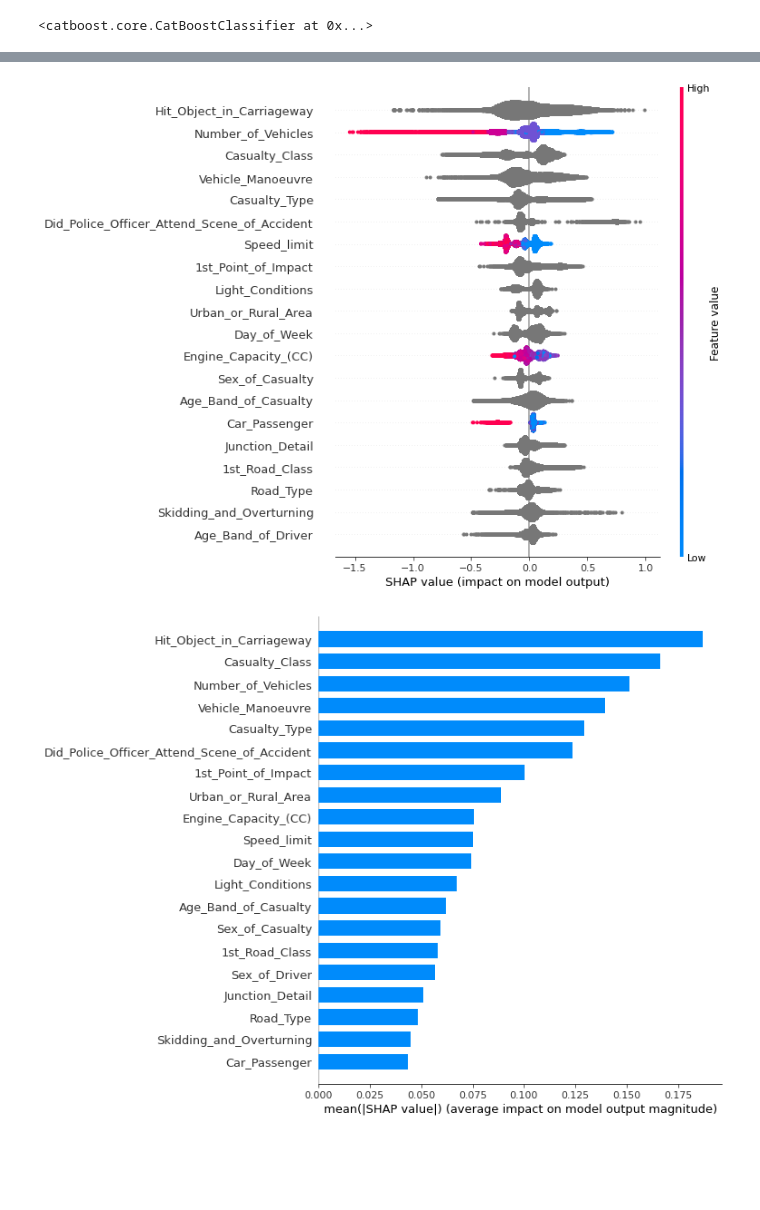
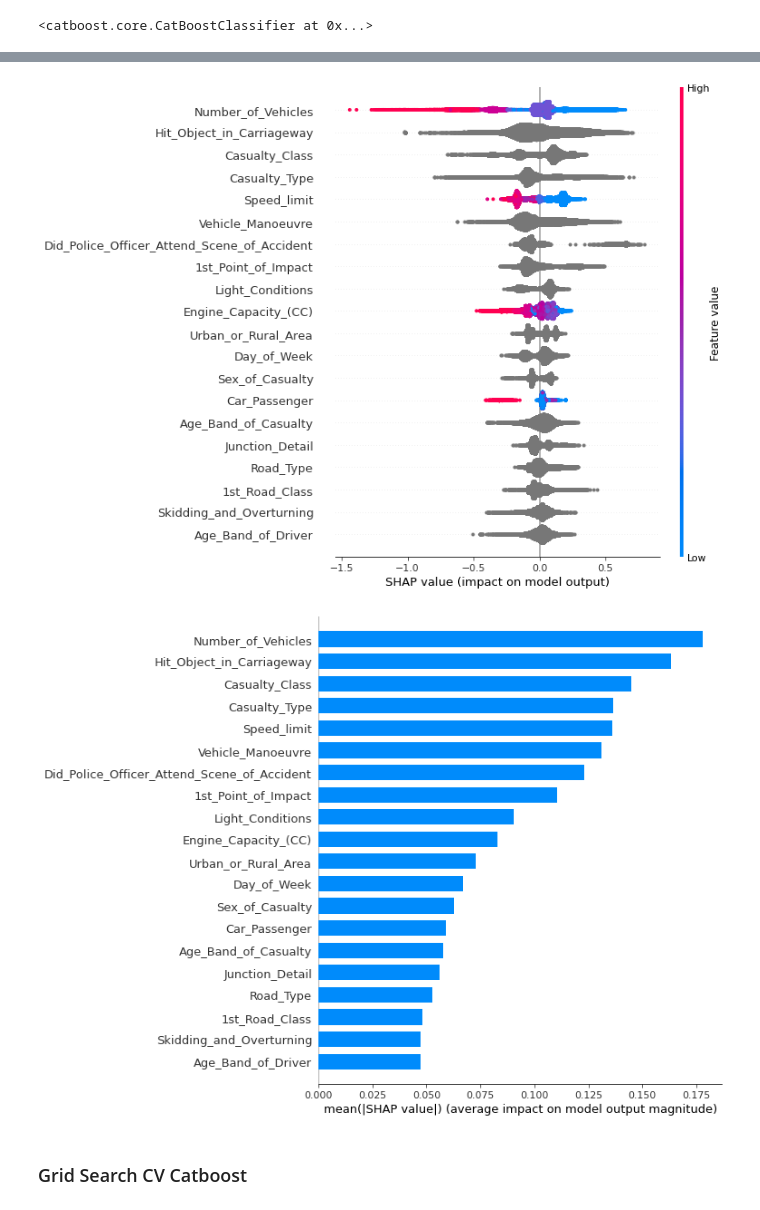
Before and after one commit to ChenTaHung/Business-Data-Analytics, a Jupyter notebook: Business_Data_Analytics_Model_Training.ipynb, the cells around one changed output, grey strips where cells are left out. Saved outputs shown, nothing was run; the diff lists cells and outputs as text; code cells hidden in the pictures; blank space fills up the shorter version.

```diff
--- a/Business_Data_Analytics_Model_Training.ipynb
+++ b/Business_Data_Analytics_Model_Training.ipynb
@@ -209,9 +222,9 @@ test_pool = Pool(catestX, cat_features=categorical_features_indices)
 # Fit the Model!
 catboost_model = CatBoostClassifier(iterations=1000,
                                     loss_function = "Logloss",
-                                    custom_metric = "F1",
+                                    custom_metric = "AUC",
                                     learning_rate = 0.1,
- #                                   bootstrap_type = "Bayesian",
+                                    bootstrap_type = "Bayesian",
                                     depth = 5,
                                     min_data_in_leaf = 1,
                                     task_type = "GPU",
@@ -325,10 +318,12 @@ shap.force_plot(explainer.expected_value, shap_values[0:100,:], catestX.iloc[0:1
 [interactive output not drawn]
 [interactive output not drawn]
 # %%
-shap.summary_plot(shap_values, catrainX)
+shap.summary_plot(shap_values, catestX)
 # %% [output]
-[figure, old version]
+[figure, new version]
 # %%
-shap.summary_plot(shap_values, catrainX, plot_type="bar")
+shap.summary_plot(shap_values, catestX, plot_type="bar")
 # %% [output]
-[figure, old version]
+[figure, new version]
+# %% [markdown]
+### Grid Search CV Catboost
```
Also changed, not shown: parts of 20 cells of this notebook.
